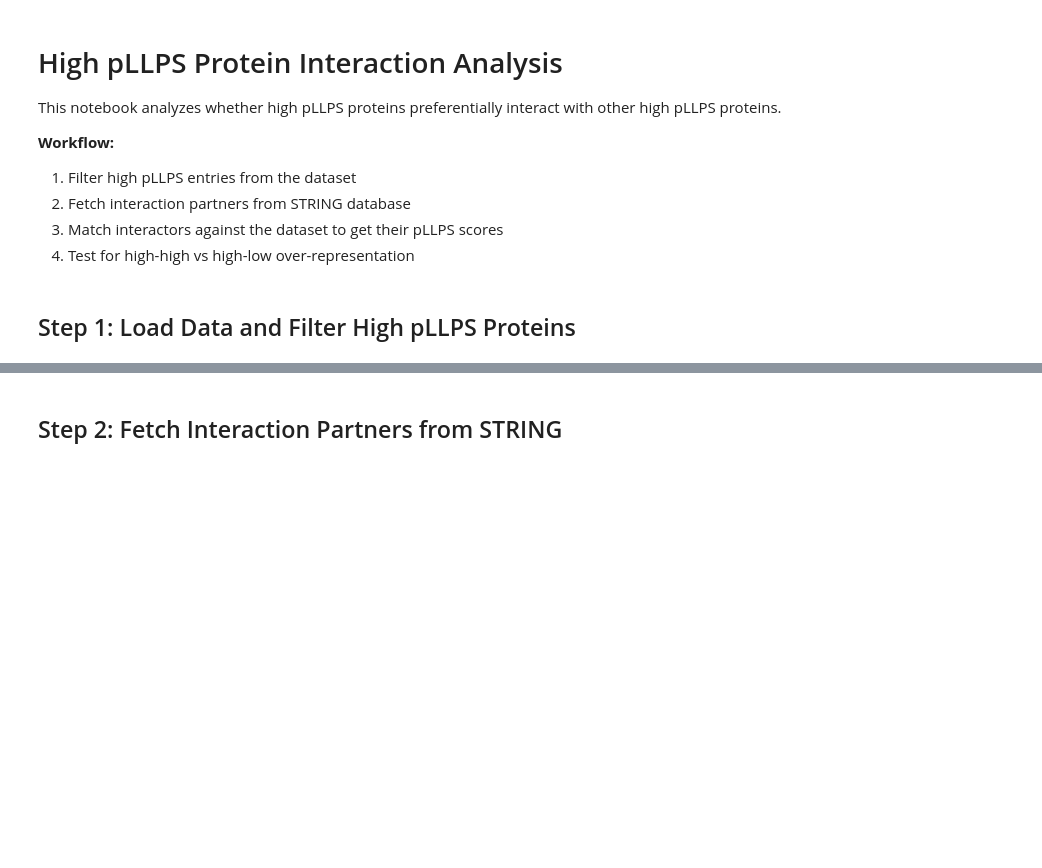
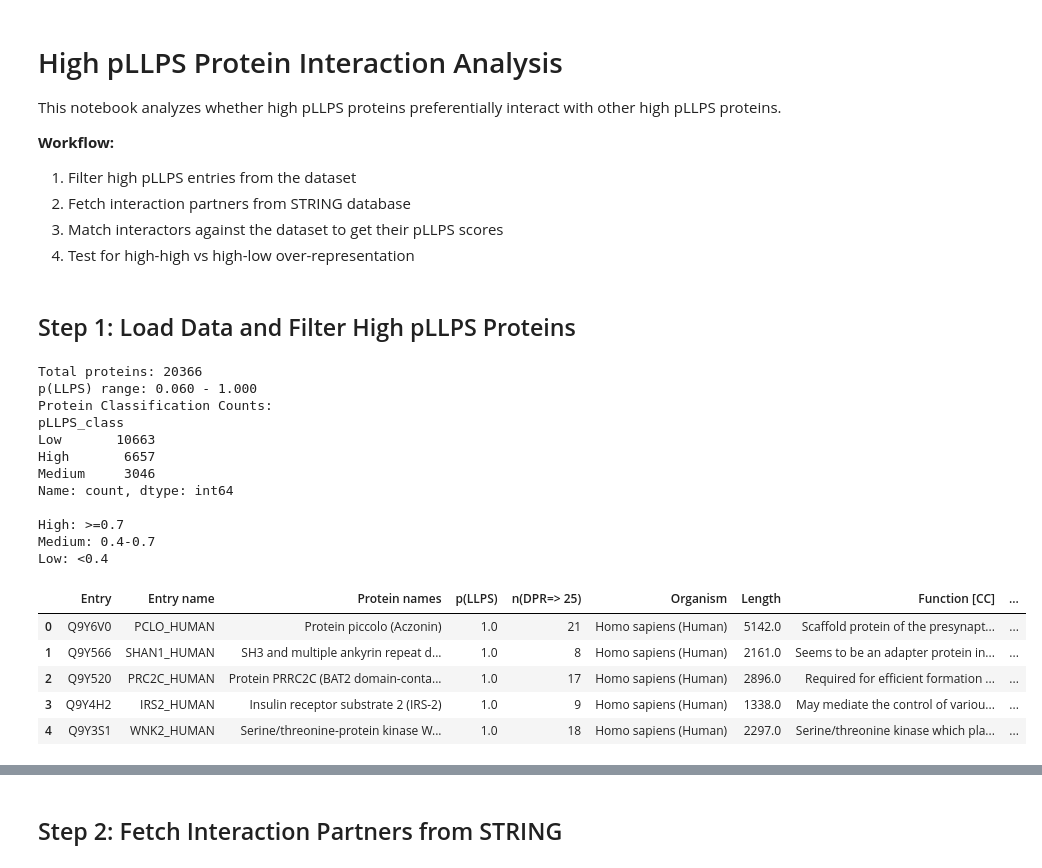
Before and after one commit to j-a-hill/mem_prot_llps, a Jupyter notebook: pllps_interaction_analysis.ipynb, the cells around one changed output, grey strips where cells are left out. Cells and saved outputs as stored; diff of their text form; code cells hidden in the pictures; blank space fills up the shorter version.

```diff
--- a/pllps_interaction_analysis.ipynb
+++ b/pllps_interaction_analysis.ipynb
@@ -37,0 +27,23 @@ print(f"Low pLLPS proteins: {len(df) - len(high_pllps_ids)}")
+# %%
+# Load and classify the dataset
+df = ia.load_and_classify_data('Human Phase separation data.xlsx', high_threshold=0.7, low_threshold=0.4)
+df.head()
+# %% [output]
+Total proteins: 20366
+p(LLPS) range: 0.060 - 1.000
+Protein Classification Counts:
+pLLPS_class
+Low       10663
+High       6657
+Medium     3046
+Name: count, dtype: int64
+
+High: >=0.7
+Medium: 0.4-0.7
+Low: <0.4
+|  | Entry | Entry name | Protein names | p(LLPS) | n(DPR=> 25) | Organism | Length | Function [CC] | ... |
+| 0 | Q9Y6V0 | PCLO_HUMAN | Protein piccolo (Aczonin) | 1.0 | 21 | Homo sapiens (Human) | 5142.0 | Scaffold protein of the presynapt... | ... |
+| 1 | Q9Y566 | SHAN1_HUMAN | SH3 and multiple ankyrin repeat d... | 1.0 | 8 | Homo sapiens (Human) | 2161.0 | Seems to be an adapter protein in... | ... |
+| 2 | Q9Y520 | PRC2C_HUMAN | Protein PRRC2C (BAT2 domain-conta... | 1.0 | 17 | Homo sapiens (Human) | 2896.0 | Required for efficient formation ... | ... |
+| 3 | Q9Y4H2 | IRS2_HUMAN | Insulin receptor substrate 2 (IRS-2) | 1.0 | 9 | Homo sapiens (Human) | 1338.0 | May mediate the control of variou... | ... |
+| 4 | Q9Y3S1 | WNK2_HUMAN | Serine/threonine-protein kinase W... | 1.0 | 18 | Homo sapiens (Human) | 2297.0 | Serine/threonine kinase which pla... | ... |
```
Also changed, not shown: parts of 17 cells of this notebook, 1 other file.
